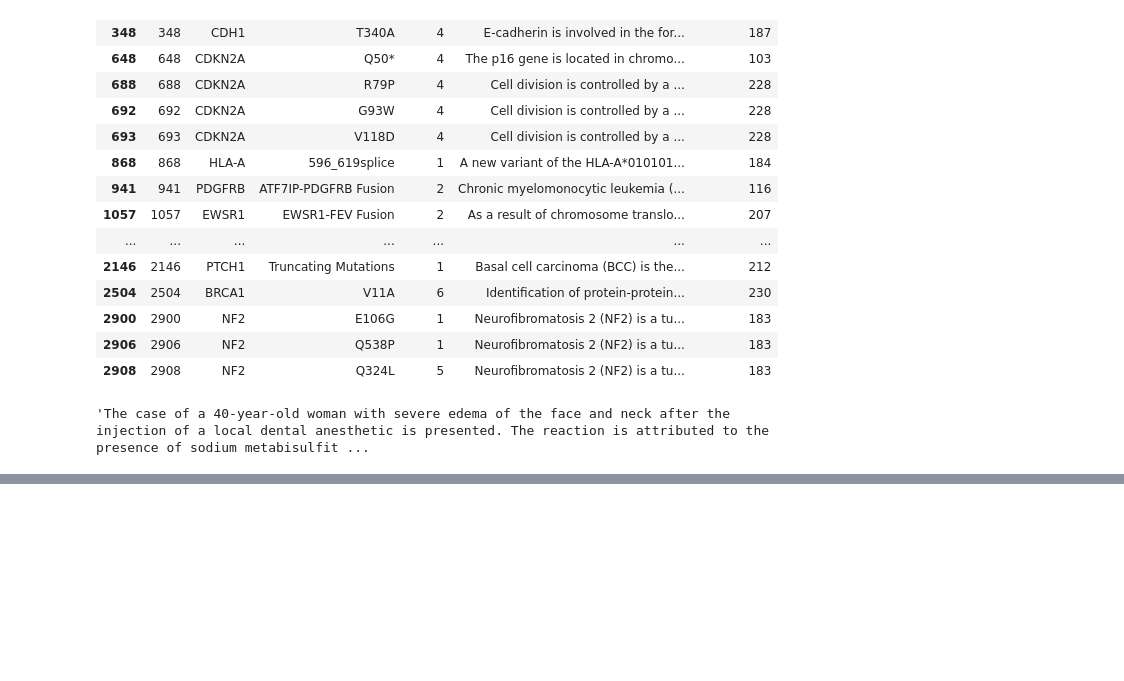
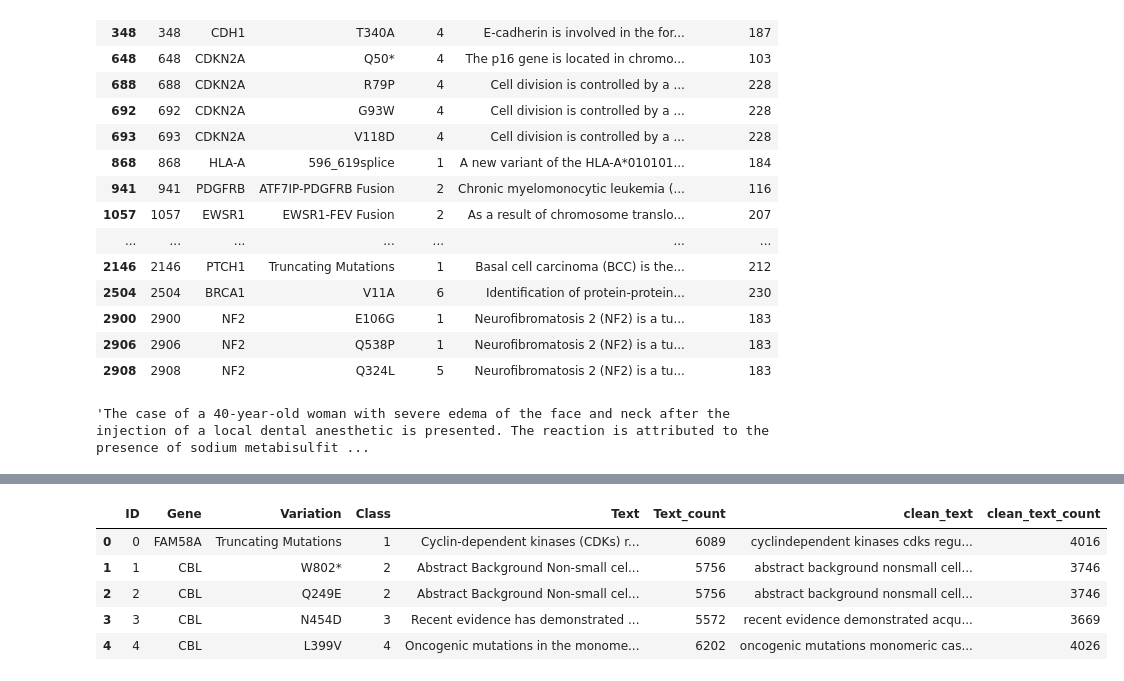
Before and after one commit to GabrielAraujoCarlos/ClassifyingCancer, a Jupyter notebook: DevelopNotebook.ipynb, the cells around one changed output, grey strips where cells are left out. Cells and saved outputs as stored; diff of their text form; code cells hidden in the pictures; blank space fills up the shorter version.

Commit message:
pre-processing
Change the approach to remove stopwords and punctuation

```diff
--- a/DevelopNotebook.ipynb
+++ b/DevelopNotebook.ipynb
@@ -115,8 +114,0 @@ df_train["Words"] = df_train["Text"].apply(word_tokenize)
-# %%
-#Remove stopwords
-english_stops = set(stopwords.words('english'))
-df_train["Words"] = df_train["Words"].apply(lambda x: [item for item in x if item not in english_stops])
-# %%
-#Remove other invalid registries
-stops = set(["(",")",",",".","-"])
-df_train["Words"] = df_train["Words"].apply(lambda x: [item for item in x if item not in stops])
@@ -155,0 +115,23 @@ Name: Text, Length: 3316, dtype: object
+# %%
+ def preprocessing_text(text):
+    PUNCT_TO_REMOVE = string.punctuation
+    STOPWORDS = set(stopwords.words('english'))
+
+    #Converting text to lowercase
+    text = text.lower()
+
+    #Remove punctuation characters
+    text = text.translate(str.maketrans('', '', PUNCT_TO_REMOVE))
+
+    #Removing stop words
+    text = " ".join([word for word in str(text).split() if word not in STOPWORDS])
+
+    #Removing rare words
+    cnt = Counter()
+    n_rare_words = 10
+    RAREWORDS = set([w for (w, wc) in cnt.most_common()[:-n_rare_words-1:-1]])
+    text = " ".join([word for word in str(text).split() if word not in RAREWORDS])
+
+    return text
+# %%
+df_train['clean_text'] = df_train.Text.apply(lambda x: preprocessing_text(x))
@@ -155,0 +147,11 @@ Name: Text, Length: 3316, dtype: object
+# %%
+#Count words on clean text
+df_train.loc[:, 'clean_text_count']  = df_train["clean_text"].apply(lambda x: len(x.split()))
+df_train.head()
+# %% [output]
+|  | ID | Gene | Variation | Class | Text | Text_count | clean_text | clean_text_count |
+| 0 | 0 | FAM58A | Truncating Mutations | 1 | Cyclin-dependent kinases (CDKs) r... | 6089 | cyclindependent kinases cdks regu... | 4016 |
+| 1 | 1 | CBL | W802* | 2 | Abstract Background Non-small cel... | 5756 | abstract background nonsmall cell... | 3746 |
+| 2 | 2 | CBL | Q249E | 2 | Abstract Background Non-small cel... | 5756 | abstract background nonsmall cell... | 3746 |
+| 3 | 3 | CBL | N454D | 3 | Recent evidence has demonstrated ... | 5572 | recent evidence demonstrated acqu... | 3669 |
+| 4 | 4 | CBL | L399V | 4 | Oncogenic mutations in the monome... | 6202 | oncogenic mutations monomeric cas... | 4026 |
```
Also changed, not shown: parts of 7 cells of this notebook.
